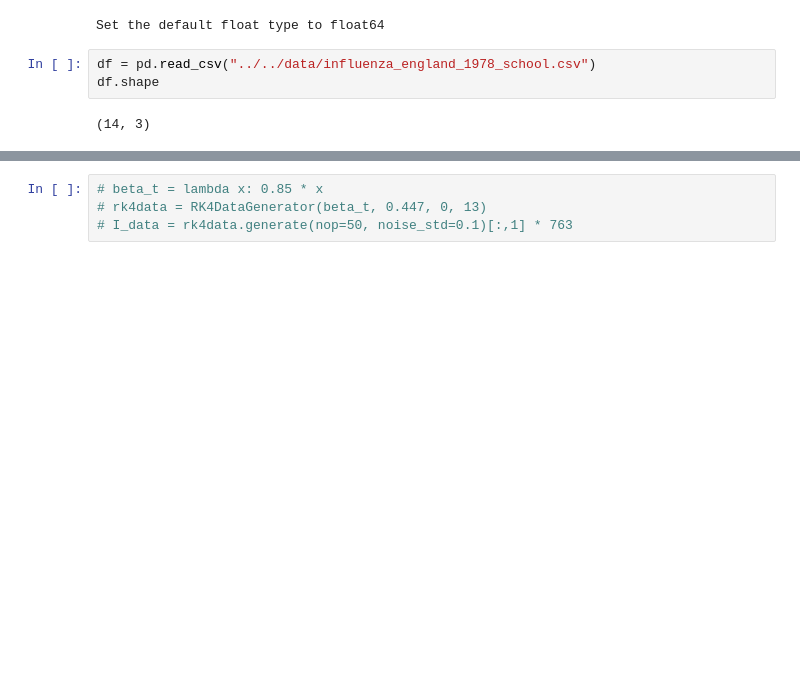
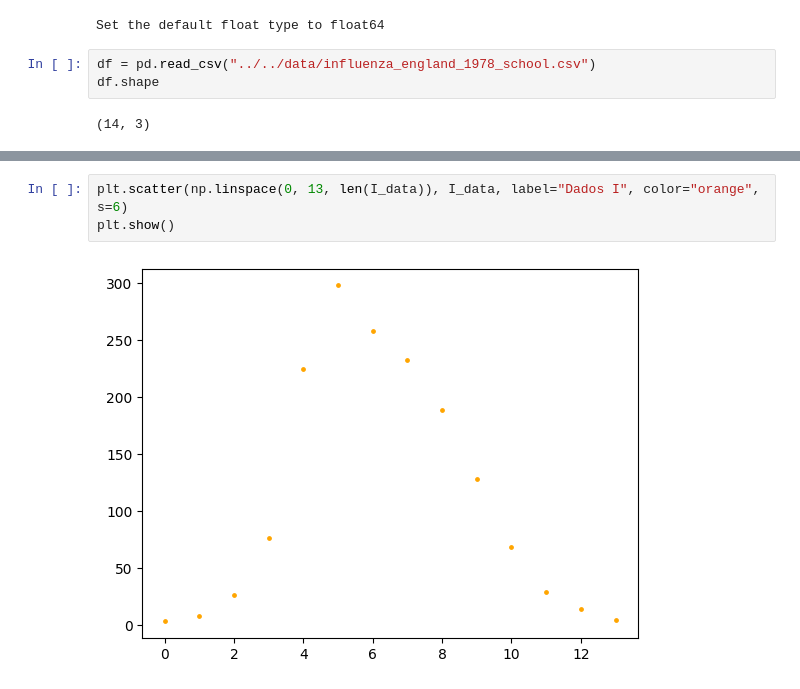
Before and after one commit to ginbar/inverse-cm, a Jupyter notebook: notebooks/real_data/RaissiExample.ipynb, the cells around one changed output, grey strips where cells are left out. Drawn from its saved outputs; the diff is of its cells as text; blank space fills up the shorter version.

```diff
--- a/notebooks/real_data/RaissiExample.ipynb
+++ b/notebooks/real_data/RaissiExample.ipynb
@@ -37,7 +43,8 @@ array([  3. ,   5.5,   8. ,  17. ,  26. ,  51. ,  76. , 150.5, 225. ,
-# %%
-# beta_t = lambda x: 0.85 * x
-# rk4data = RK4DataGenerator(beta_t, 0.447, 0, 13)
-# I_data = rk4data.generate(nop=50, noise_std=0.1)[:,1] * 763
+# %%
+plt.scatter(np.linspace(0, 13, len(I_data)), I_data, label="Dados I", color="orange", s=6)
+plt.show()
+# %% [output]
+[figure, added]
 # %%
 t_0, t_f = 0, 13
 N = 763
```
Also changed, not shown: parts of 11 cells of this notebook, 18 other files.
